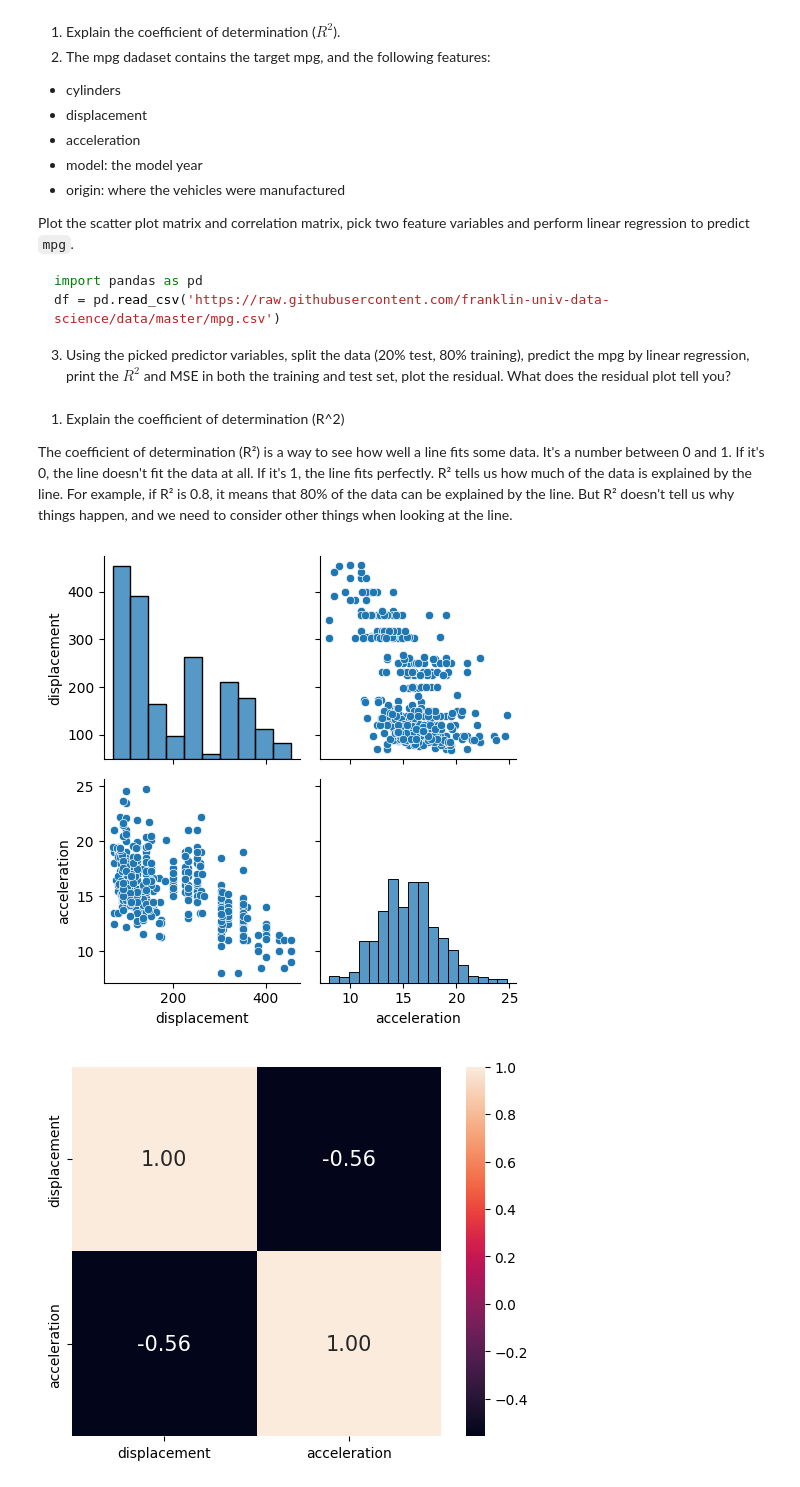
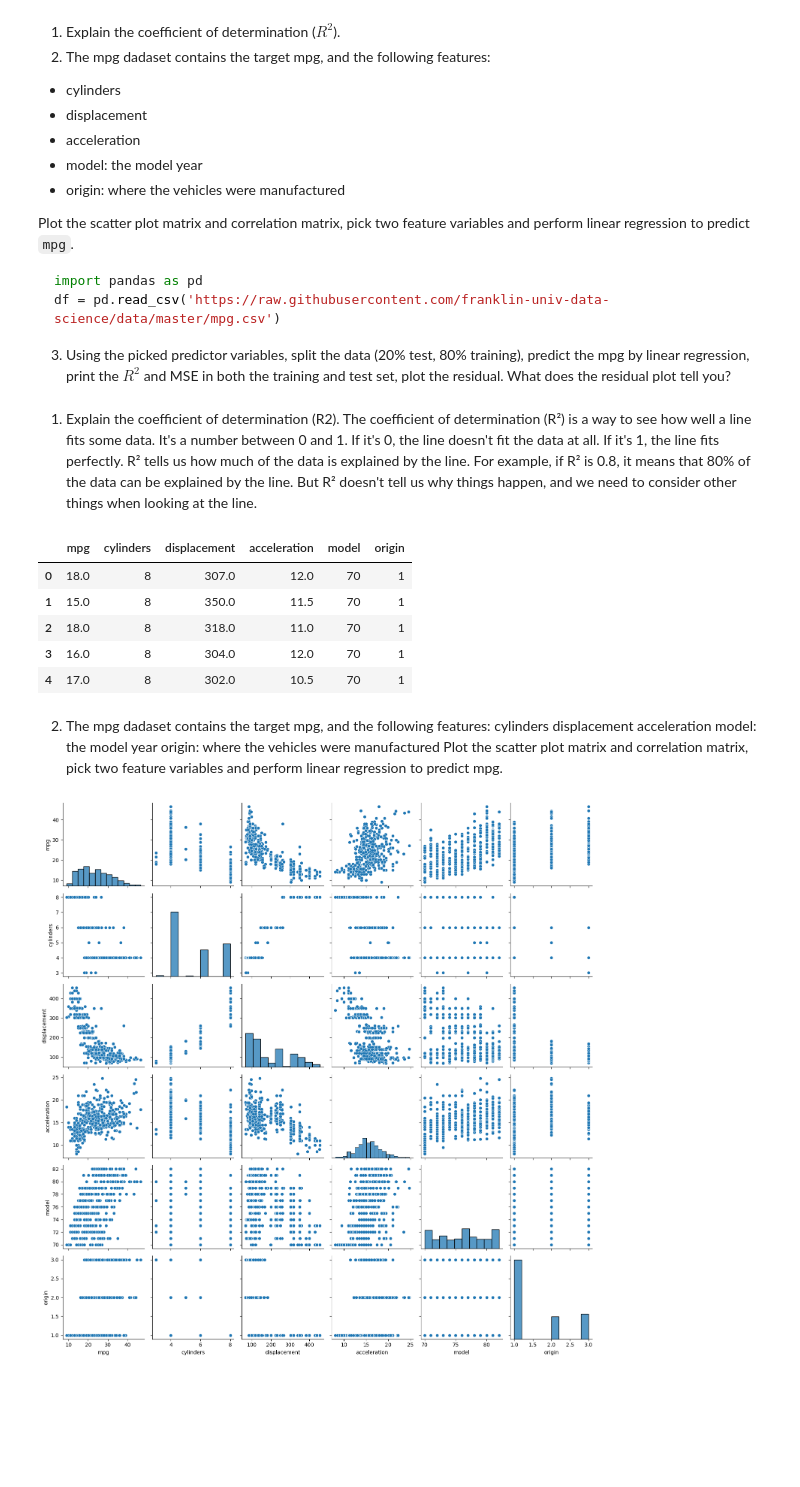
Before and after one commit to koto253/DATA_611, a Jupyter notebook: Module08_HW.ipynb, the cells around one changed output. Saved outputs shown, nothing was run; the diff lists cells and outputs as text; code cells hidden in the pictures; blank space fills up the shorter version.

```diff
--- a/Module08_HW.ipynb
+++ b/Module08_HW.ipynb
@@ -20,7 +20,6 @@ df = pd.read_csv('https://raw.githubusercontent.com/franklin-univ-data-science/d
 
 3. Using the picked predictor variables, split the data (20% test, 80% training), predict the mpg by linear regression, print the $R^2$ and MSE in both the training and test set, plot the residual. What does the residual plot tell you?
 # %% [markdown]
-1. Explain the coefficient of determination (R^2)
-
+1. Explain the coefficient of determination (R2).
 The coefficient of determination (R²) is a way to see how well a line fits some data. It's a number between 0 and 1. If it's 0, the line doesn't fit the data at all. If it's 1, the line fits perfectly. R² tells us how much of the data is explained by the line. For example, if R² is 0.8, it means that 80% of the data can be explained by the line. But R² doesn't tell us why things happen, and we need to consider other things when looking at the line.
 # %%
@@ -30,5 +35,10 @@ from sklearn.linear_model import LinearRegression
 # %%
-import pandas as pd
-import numpy as np
-
-df = pd.read_csv('https://raw.githubusercontent.com/franklin-univ-data-science/data/master/mpg.csv')
+df = pd.read_csv('https://raw.githubusercontent.com/franklin-univ-data-science/data/master/mpg.csv').dropna()
+df.head()
+# %% [output]
+|  | mpg | cylinders | displacement | acceleration | model | origin |
+| 0 | 18.0 | 8 | 307.0 | 12.0 | 70 | 1 |
+| 1 | 15.0 | 8 | 350.0 | 11.5 | 70 | 1 |
+| 2 | 18.0 | 8 | 318.0 | 11.0 | 70 | 1 |
+| 3 | 16.0 | 8 | 304.0 | 12.0 | 70 | 1 |
+| 4 | 17.0 | 8 | 302.0 | 10.5 | 70 | 1 |
@@ -48,19 +45,14 @@ X = ['displacement', 'acceleration']
-# %%
-# Plot the scatter plot matrix
-sns.pairplot(df[X], height=2.5)
-plt.tight_layout()
-plt.show()
-
-# Plot the correlation matrix heatmap
-cm = df[X].corr()
-hm = sns.heatmap(cm,
-                 cbar=True,
-                 annot=True,
-                 square=True,
-                 fmt='.2f',
-                 annot_kws={'size': 15},
-                 yticklabels=X,
-                 xticklabels=X)
-# %% [output]
-[figure, removed]
-[figure, removed]
+# %% [markdown]
+2. The mpg dadaset contains the target mpg, and the following features:
+        cylinders
+        displacement
+        acceleration
+        model: the model year
+        origin: where the vehicles were manufactured
+        Plot the scatter plot matrix and correlation matrix, pick two feature variables and perform linear regression to predict mpg.
+# %%
+sns.pairplot(df, height= 2.5)
+plt.tight_layout()
+plt.show()
+# %% [output]
+[figure, added]
```
Also changed, not shown: parts of 12 cells of this notebook.
